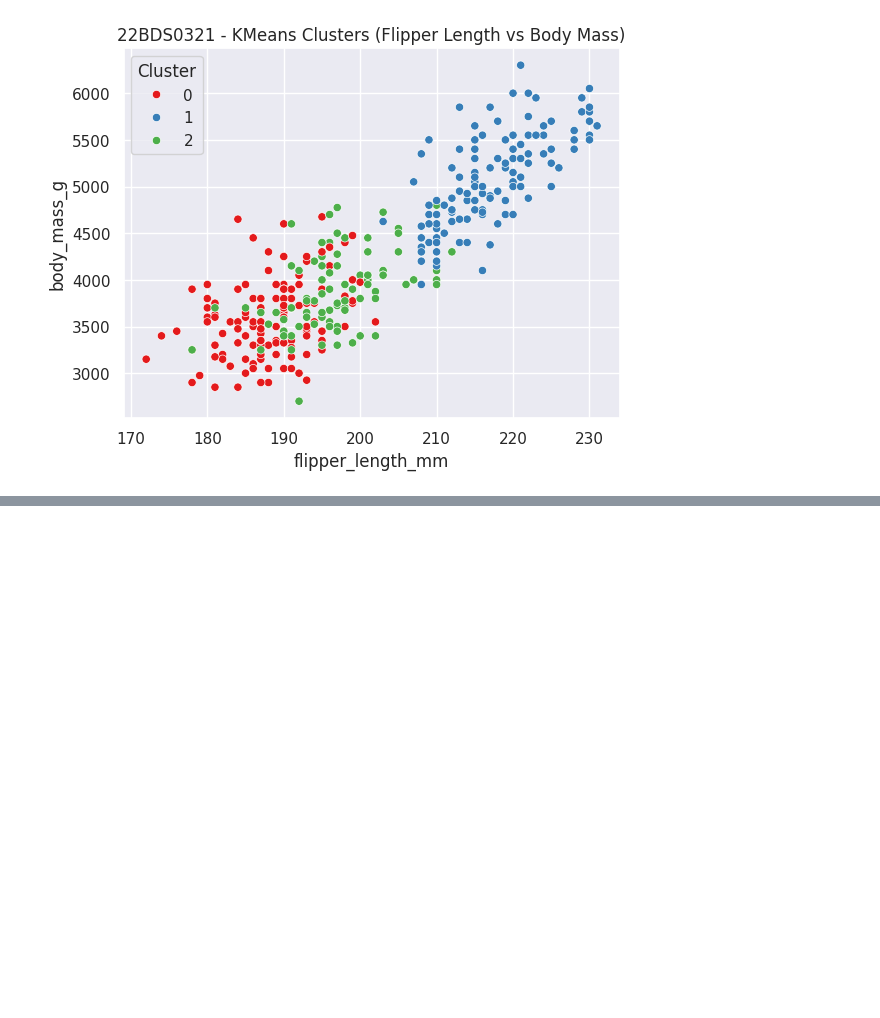
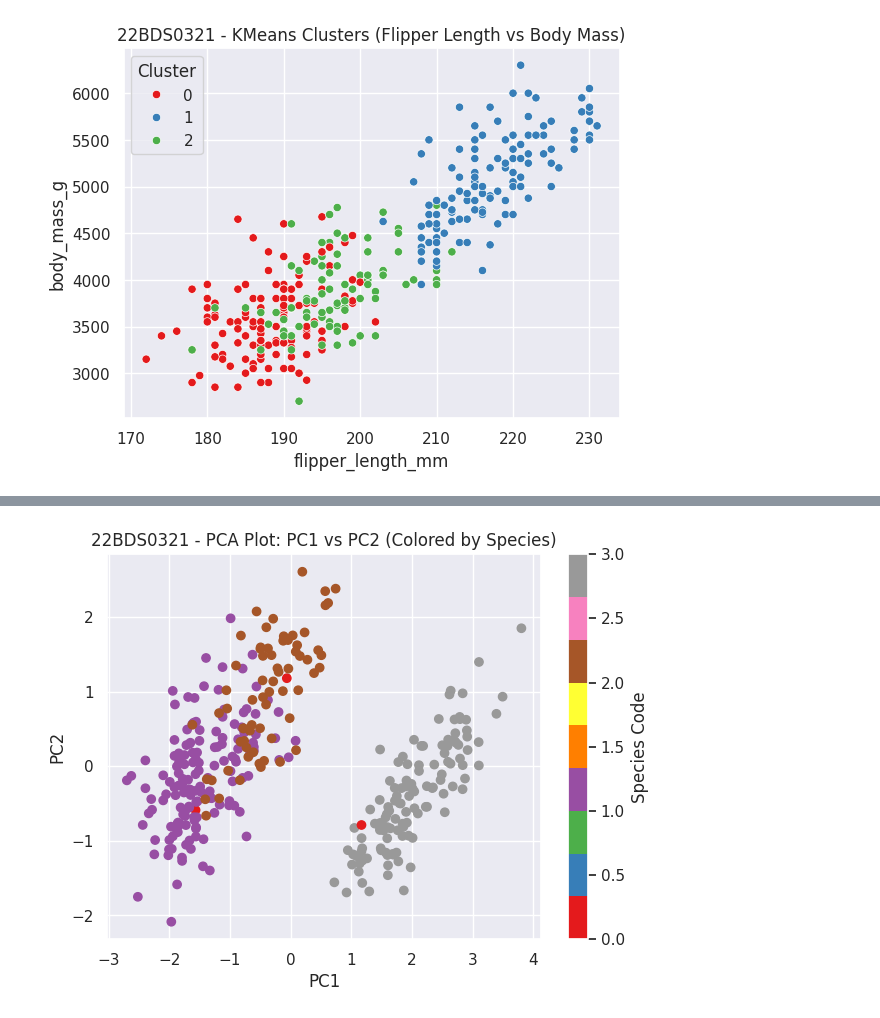
Before and after one commit to VanshShah18/BCSE331L-EDA-22BDS0321, a Jupyter notebook: 22BDS0321.ipynb, the cells around one changed output, grey strips where cells are left out. Cells and saved outputs as stored; diff of their text form; code cells hidden in the pictures; blank space fills up the shorter version.

```diff
--- a/22BDS0321.ipynb
+++ b/22BDS0321.ipynb
@@ -456,0 +524,18 @@ plt.show()
+# %%
+# 6. Scatter plot of first two PCs
+df['species'] = df['species'].astype('category')
+
+plt.figure(figsize=(7,5))
+plt.scatter(X_pca[:,0],
+            X_pca[:,1],
+            c=df.loc[X.index, 'species'].cat.codes,
+            cmap='Set1')
+
+plt.xlabel("PC1")
+plt.ylabel("PC2")
+plt.title("22BDS0321 - PCA Plot: PC1 vs PC2 (Colored by Species)")
+plt.colorbar(label="Species Code")
+plt.grid(True)
+plt.show()
+# %% [output]
+[figure, added]
```
Also changed, not shown: parts of 25 cells of this notebook.
